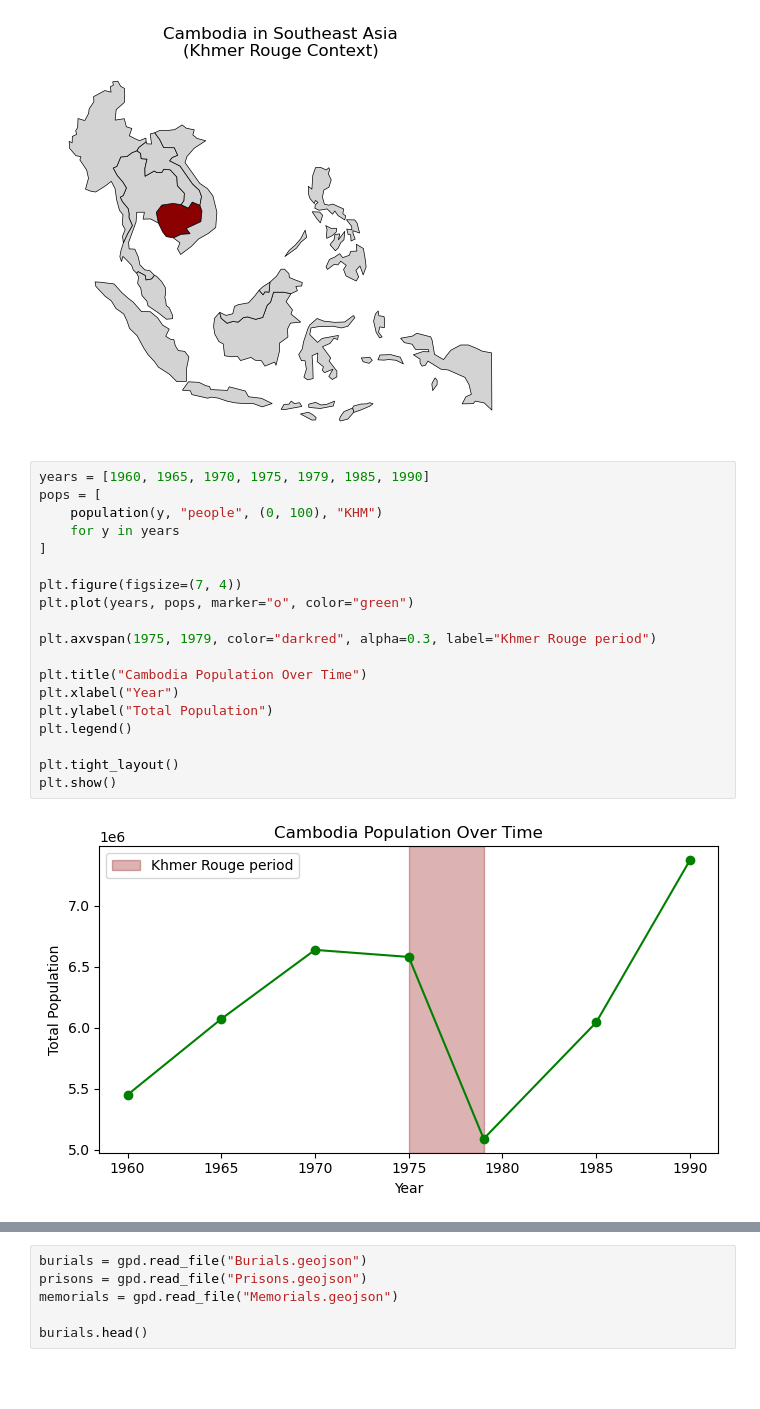
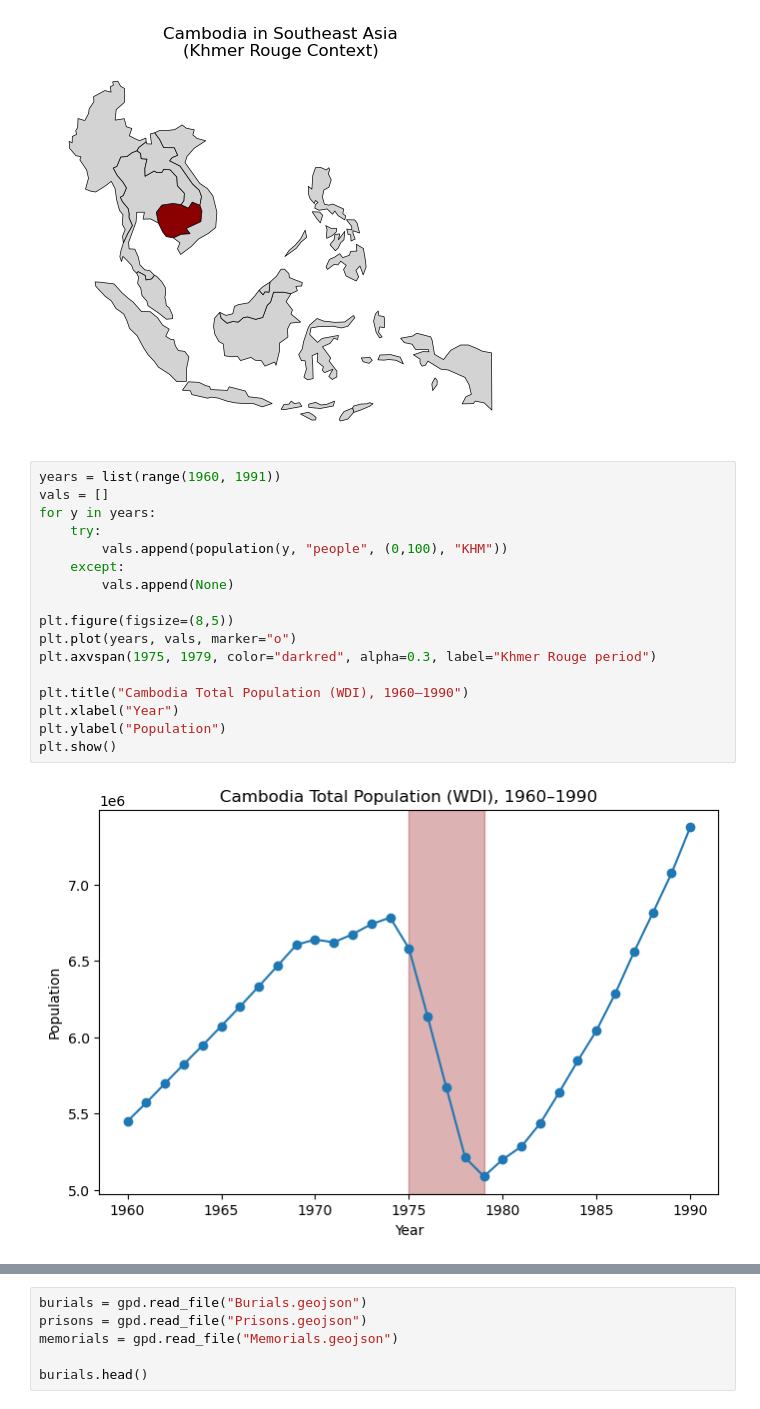
Before and after one commit to danieldo-tech/EEP153.jb.Project1, a Jupyter notebook: project1.ipynb, the cells around one changed output, grey strips where cells are left out. Saved outputs shown, nothing was run; the diff lists cells and outputs as text; blank space fills up the shorter version.

```diff
--- a/project1.ipynb
+++ b/project1.ipynb
@@ -295,23 +293,21 @@ plt.show()
 # %% [output]
 [figure]
 # %%
-years = [1960, 1965, 1970, 1975, 1979, 1985, 1990]
-pops = [
-    population(y, "people", (0, 100), "KHM")
-    for y in years
-]
+years = list(range(1960, 1991))
+vals = []
+for y in years:
+    try:
+        vals.append(population(y, "people", (0,100), "KHM"))
+    except:
+        vals.append(None)
 
-plt.figure(figsize=(7, 4))
-plt.plot(years, pops, marker="o", color="green")
-
+plt.figure(figsize=(8,5))
+plt.plot(years, vals, marker="o")
 plt.axvspan(1975, 1979, color="darkred", alpha=0.3, label="Khmer Rouge period")
 
-plt.title("Cambodia Population Over Time")
+plt.title("Cambodia Total Population (WDI), 1960–1990")
 plt.xlabel("Year")
-plt.ylabel("Total Population")
-plt.legend()
-
-plt.tight_layout()
+plt.ylabel("Population")
 plt.show()
 # %% [output]
-[figure, old version]
+[figure, new version]
```
Also changed, not shown: parts of 2 cells of this notebook.
